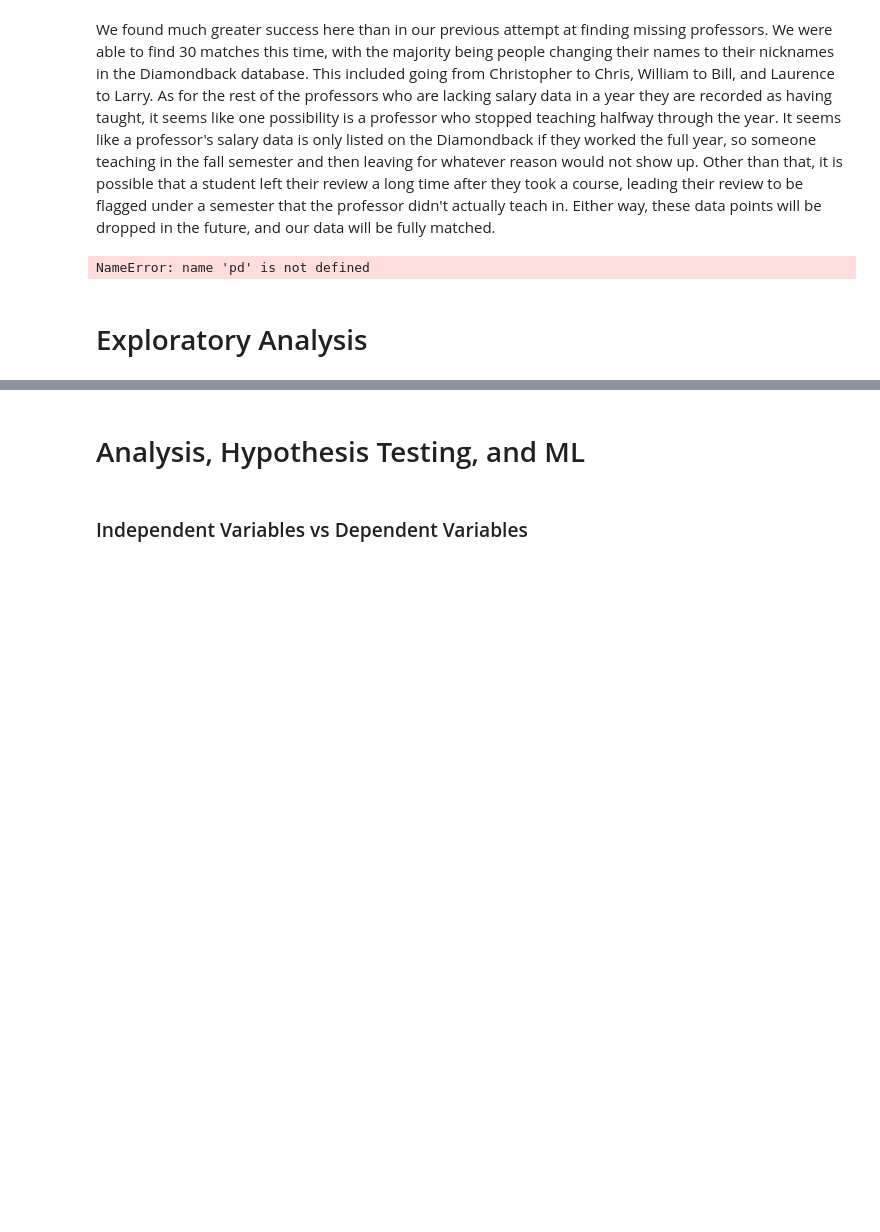
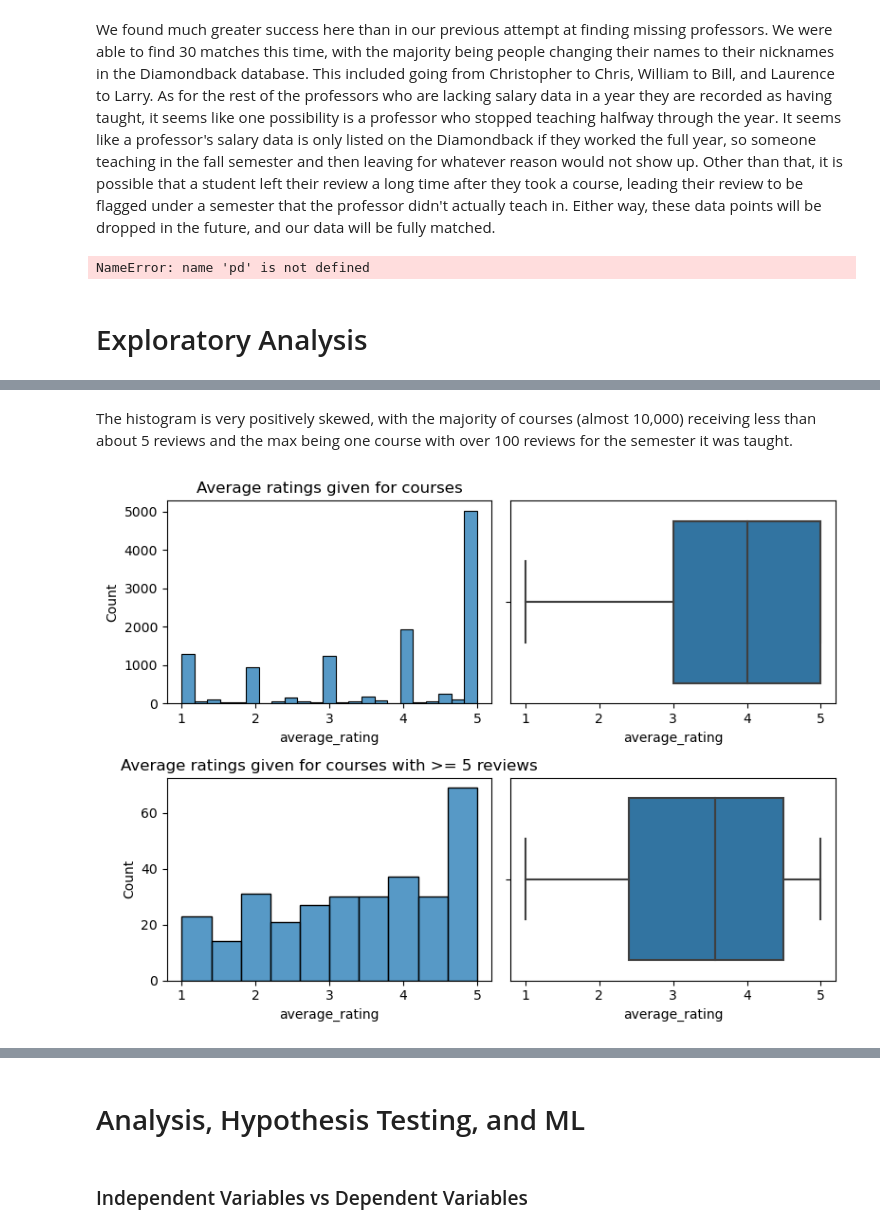
Before and after one commit to aaronl1661/teacherSalaryAnalysis, a Jupyter notebook: index.ipynb, the cells around one changed output, grey strips where cells are left out. Saved outputs shown, nothing was run; the diff lists cells and outputs as text; code cells hidden in the pictures; blank space fills up the shorter version.

```diff
--- a/index.ipynb
+++ b/index.ipynb
@@ -917,0 +1007,20 @@ NameError: name 'pd' is not defined
+# %% [markdown]
+The histogram is very positively skewed, with the majority of courses (almost 10,000) receiving less than about 5 reviews and the max being one course with over 100 reviews for the semester it was taught.
+# %%
+#Average rating plots
+
+#Most students are given classes ratings of close to a 5/5
+#Average of average rating is 4, average goes down as courses have more reviews written for it
+
+fig, axes = plt.subplots(nrows = 2, ncols = 2, figsize=(8,6))
+numReviews = 5
+
+sns.histplot(data = df, x='average_rating', ax = axes[0][0]).set_title("Average ratings given for courses")
+sns.boxplot(data = df, x='average_rating', ax = axes[0][1])
+
+sns.histplot(data = df[df['num_reviews'] >= numReviews], x='average_rating', ax = axes[1][0]).set_title("Average ratings given for courses with >= " + str(numReviews) + " reviews")
+sns.boxplot(data = df[df['num_reviews'] >= numReviews], x='average_rating', ax = axes[1][1])
+
+fig.tight_layout()
+# %% [output]
+[figure, added]
```
Also changed, not shown: parts of 28 cells of this notebook.
